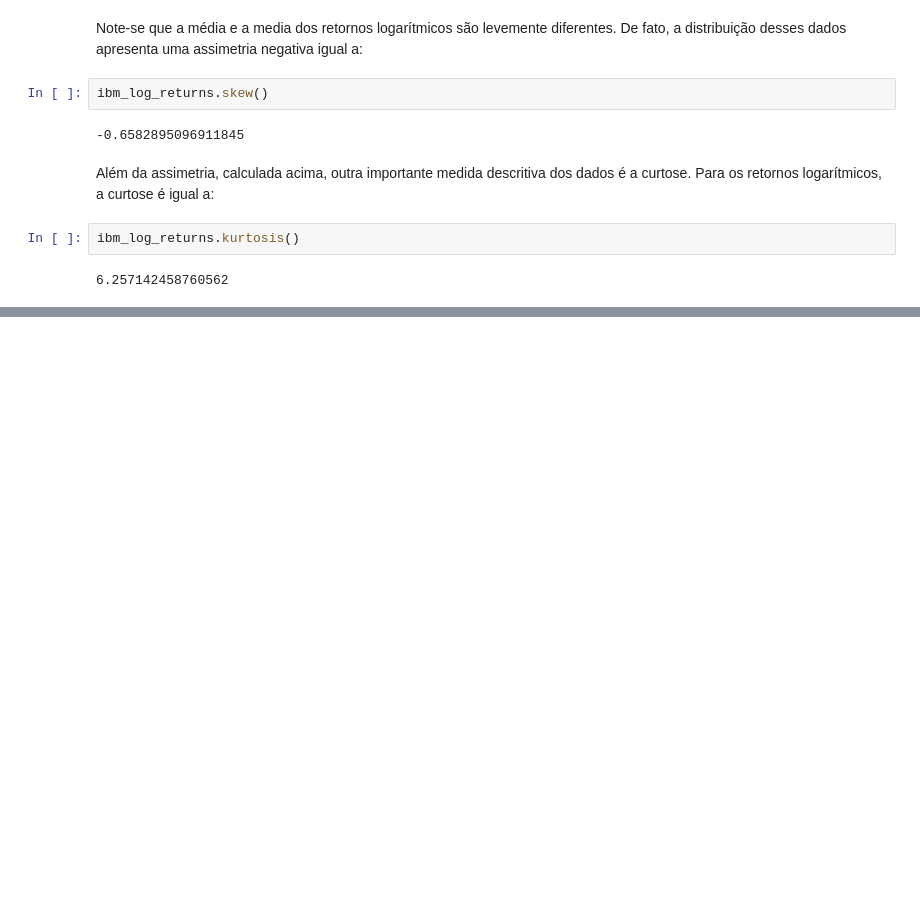
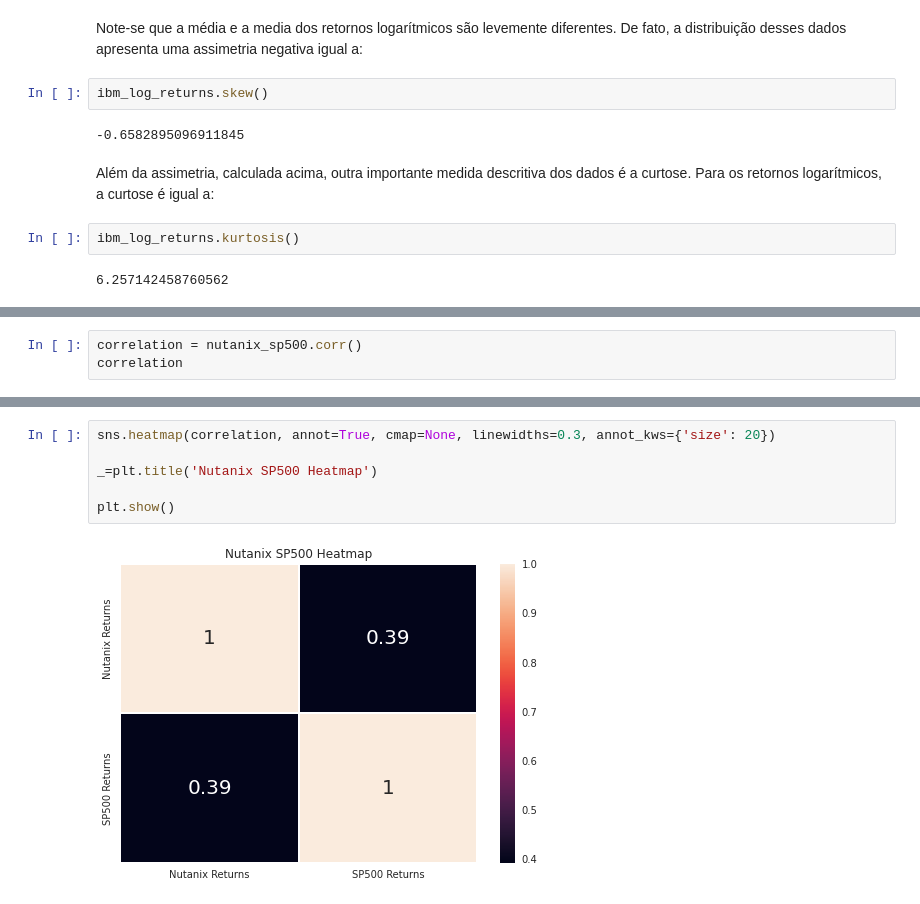
Before and after one commit to igoandrade/data-science-proj, a Jupyter notebook: ds-python/statistical-methods-for-analyzing-stocks.ipynb, the cells around one changed output, grey strips where cells are left out. Cells and saved outputs as stored; diff of their text form; blank space fills up the shorter version.

```diff
--- a/ds-python/statistical-methods-for-analyzing-stocks.ipynb
+++ b/ds-python/statistical-methods-for-analyzing-stocks.ipynb
@@ -107,0 +235,3 @@ ibm_log_returns.kurtosis()
+# %%
+correlation = nutanix_sp500.corr()
+correlation
@@ -107,0 +254,8 @@ ibm_log_returns.kurtosis()
+# %%
+sns.heatmap(correlation, annot=True, cmap=None, linewidths=0.3, annot_kws={'size': 20})
+
+_=plt.title('Nutanix SP500 Heatmap')
+
+plt.show()
+# %% [output]
+[figure, added]
```
Also changed, not shown: parts of 28 cells of this notebook.
